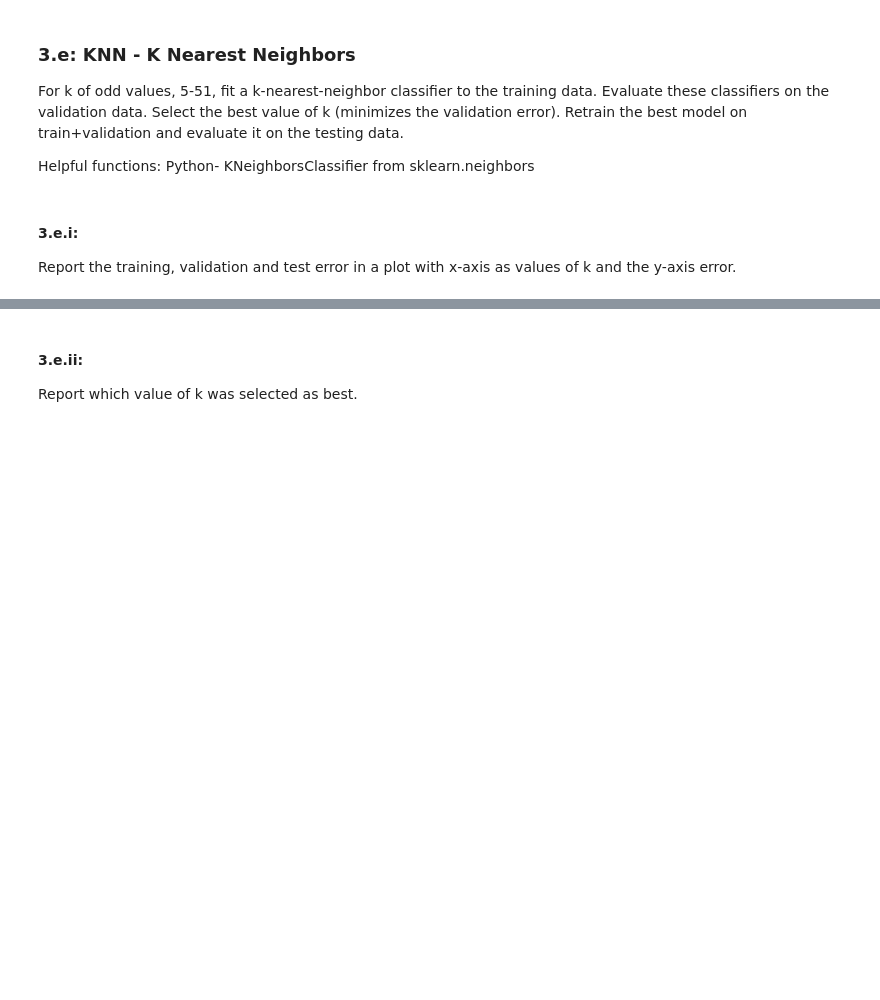
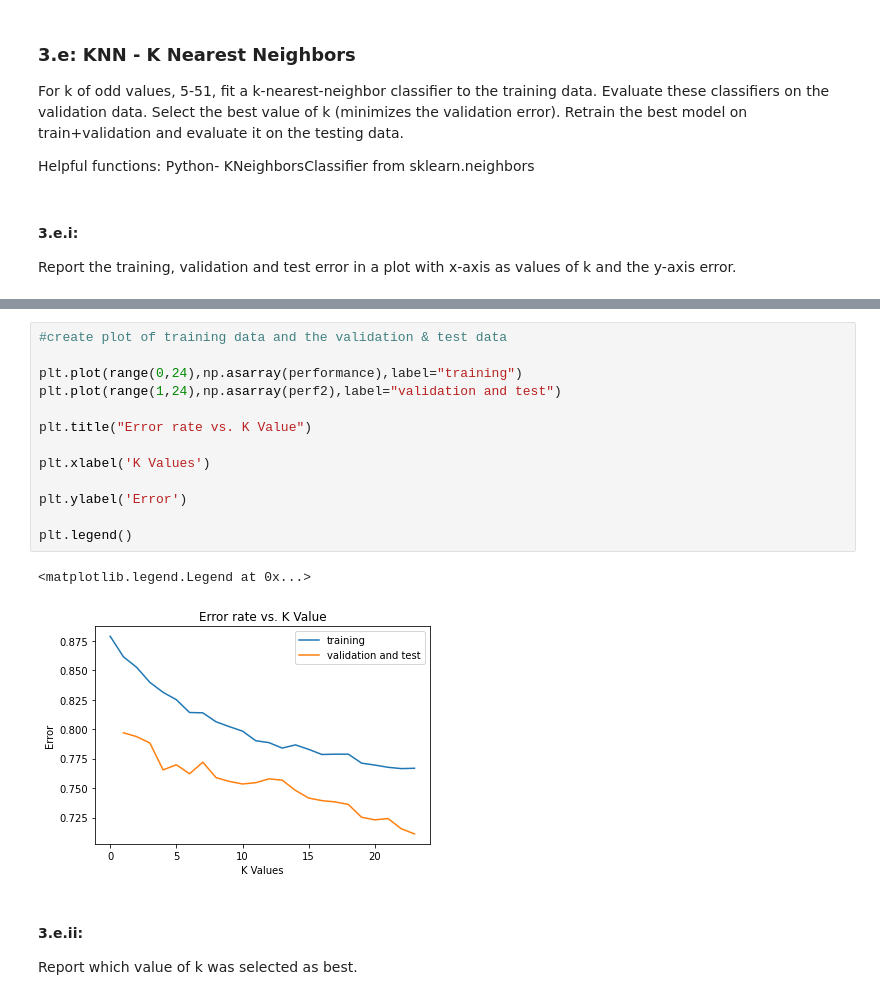
Before and after one commit to DevvyDont/DataMining, a Jupyter notebook: A2/A2_Group_Zamorano.ipynb, the cells around one changed output, grey strips where cells are left out. Cells and saved outputs as stored; diff of their text form; blank space fills up the shorter version.

```diff
--- a/A2/A2_Group_Zamorano.ipynb
+++ b/A2/A2_Group_Zamorano.ipynb
@@ -507,3 +721,19 @@ Report the training, validation and test error in a plot with x-axis as values o
+# %%
+#create plot of training data and the validation & test data
+
+plt.plot(range(0,24),np.asarray(performance),label="training")
+plt.plot(range(1,24),np.asarray(perf2),label="validation and test")
+
+plt.title("Error rate vs. K Value")
+
+plt.xlabel('K Values')
+
+plt.ylabel('Error')
+
+plt.legend()
+# %% [output]
+<matplotlib.legend.Legend at 0x...>
+[figure, added]
 # %% [markdown]
 #### 3.e.ii:
 Report which value of k was selected as best.
```
Also changed, not shown: parts of 13 cells of this notebook.
